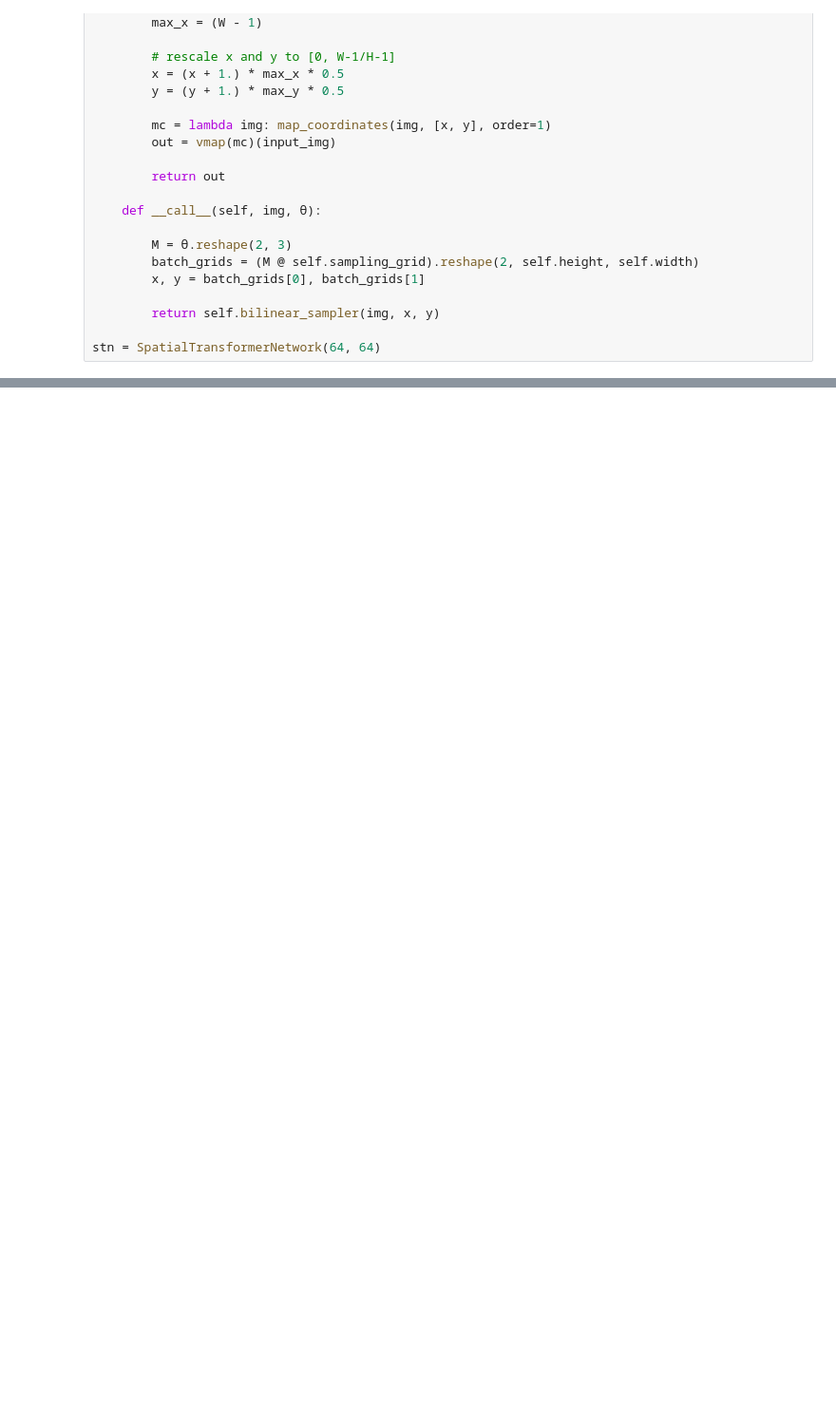
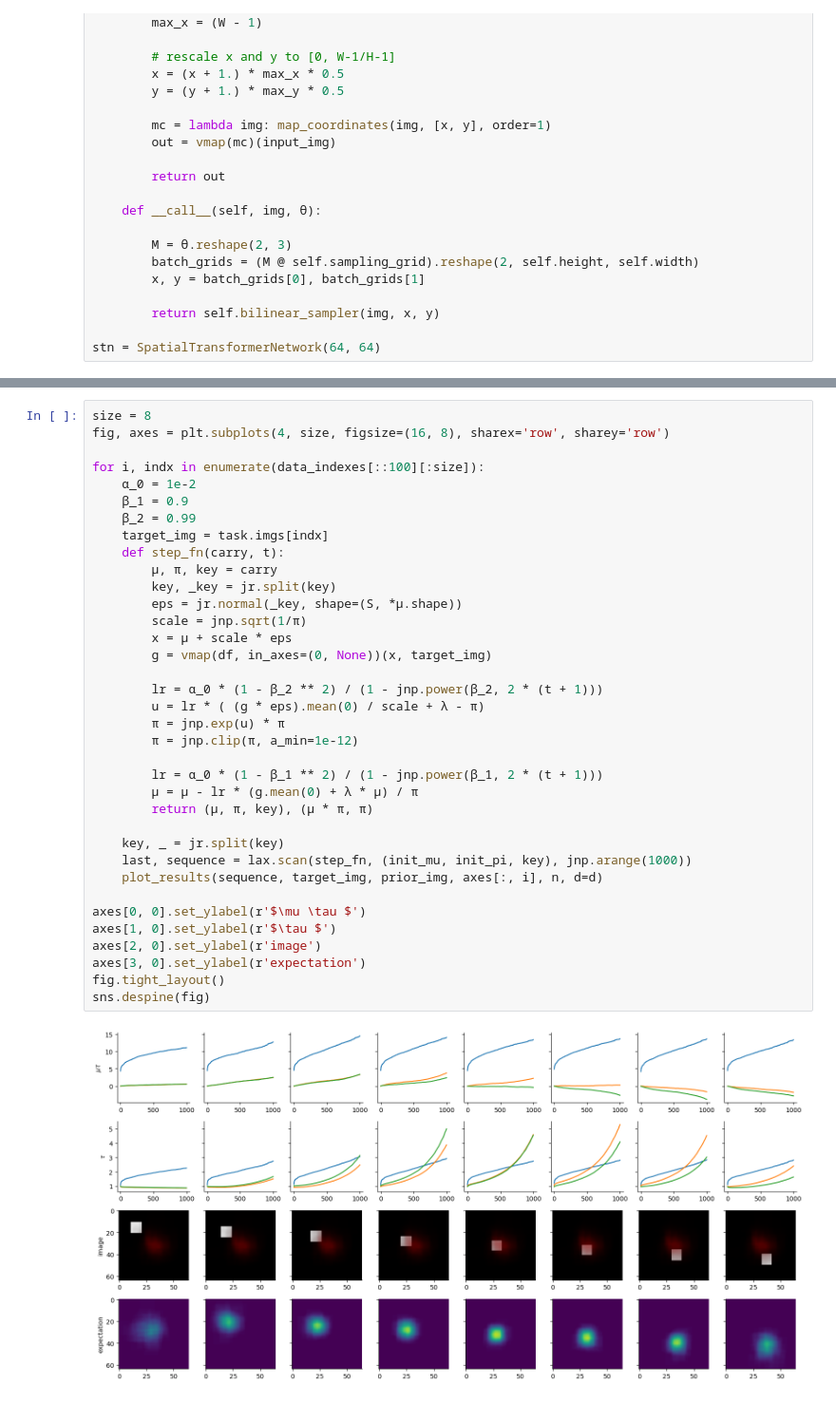
Before and after one commit to dimarkov/numpc, a Jupyter notebook: notebooks/dsprites/testing_vaes_on_dsprites.ipynb, the cells around one changed output, grey strips where cells are left out. Shown at 95% size. Saved outputs shown, nothing was run; the diff lists cells and outputs as text; blank space fills up the shorter version.

```diff
--- a/notebooks/dsprites/testing_vaes_on_dsprites.ipynb
+++ b/notebooks/dsprites/testing_vaes_on_dsprites.ipynb
@@ -288,0 +375,38 @@ res = svi.run(_key, num_iters, stn, test_img, D, batch_size=128, data=task.imgs)
+# %%
+size = 8
+fig, axes = plt.subplots(4, size, figsize=(16, 8), sharex='row', sharey='row')
+
+for i, indx in enumerate(data_indexes[::100][:size]):
+    α_0 = 1e-2
+    β_1 = 0.9
+    β_2 = 0.99
+    target_img = task.imgs[indx]
+    def step_fn(carry, t):
+        μ, π, key = carry
+        key, _key = jr.split(key)
+        eps = jr.normal(_key, shape=(S, *μ.shape))
+        scale = jnp.sqrt(1/π)
+        x = μ + scale * eps
+        g = vmap(df, in_axes=(0, None))(x, target_img)
+
+        lr = α_0 * (1 - β_2 ** 2) / (1 - jnp.power(β_2, 2 * (t + 1)))
+        u = lr * ( (g * eps).mean(0) / scale + λ - π)
+        π = jnp.exp(u) * π
+        π = jnp.clip(π, a_min=1e-12)
+
+        lr = α_0 * (1 - β_1 ** 2) / (1 - jnp.power(β_1, 2 * (t + 1)))
+        μ = μ - lr * (g.mean(0) + λ * μ) / π
+        return (μ, π, key), (μ * π, π)
+
+    key, _ = jr.split(key)
+    last, sequence = lax.scan(step_fn, (init_mu, init_pi, key), jnp.arange(1000))
+    plot_results(sequence, target_img, prior_img, axes[:, i], n, d=d)
+
+axes[0, 0].set_ylabel(r'$\mu \tau $')
+axes[1, 0].set_ylabel(r'$\tau $')
+axes[2, 0].set_ylabel(r'image')
+axes[3, 0].set_ylabel(r'expectation')
+fig.tight_layout()
+sns.despine(fig)
+# %% [output]
+[figure, added]
```
Also changed, not shown: parts of 47 cells of this notebook.
